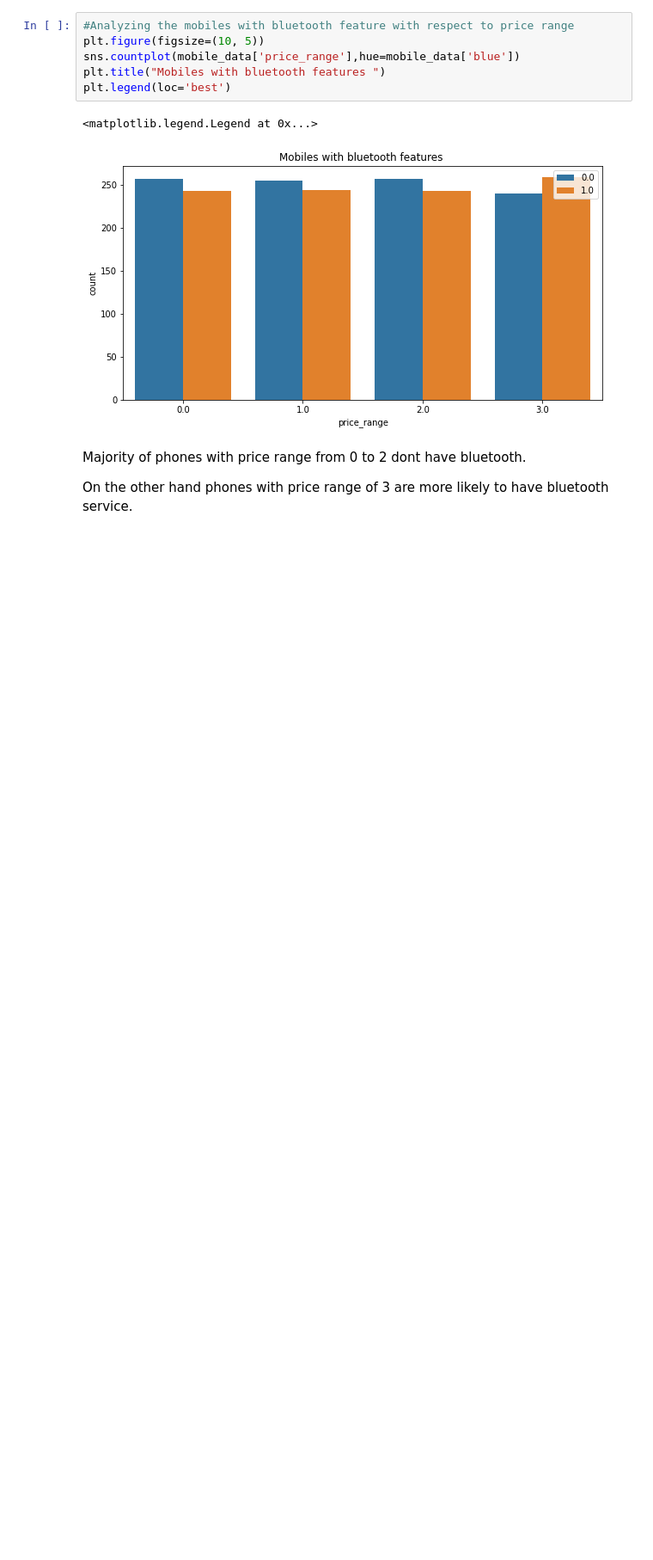
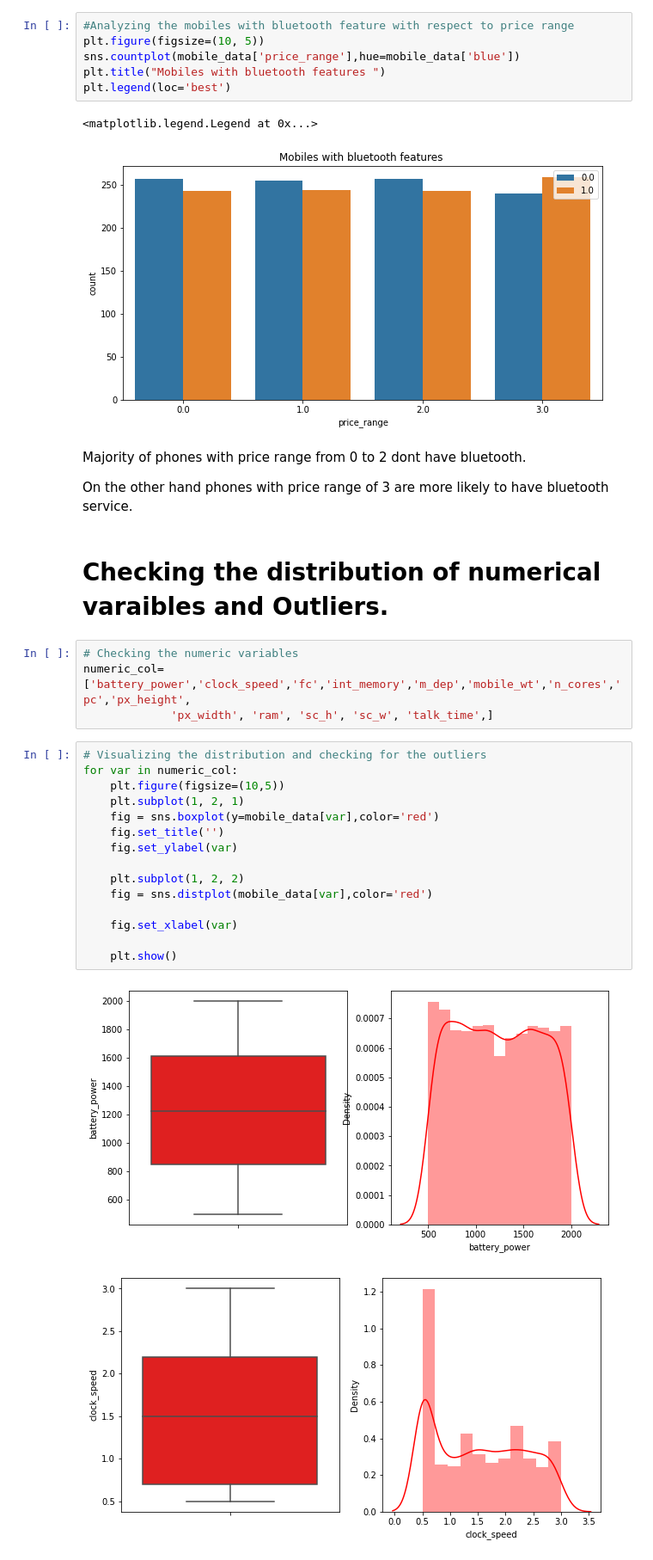
Before and after one commit to alphamale126/Mobile-Price-Range-Prediction, a Jupyter notebook: Mobile_Price_Range_Prediction.ipynb, the cells around one changed output. Shown at 86% size. Drawn from its saved outputs; the diff is of its cells as text; blank space fills up the shorter version.

```diff
--- a/Mobile_Price_Range_Prediction.ipynb
+++ b/Mobile_Price_Range_Prediction.ipynb
@@ -560,3 +560,27 @@ plt.legend(loc='best')
 Majority of phones with price range from 0 to 2 dont have bluetooth.
 
 On the other hand phones with price range of 3 are more likely to have bluetooth service.
+# %% [markdown]
+# **Checking the distribution of numerical varaibles and Outliers.**
+# %%
+# Checking the numeric variables
+numeric_col=['battery_power','clock_speed','fc','int_memory','m_dep','mobile_wt','n_cores','pc','px_height',
+             'px_width', 'ram', 'sc_h', 'sc_w', 'talk_time',]
+# %%
+# Visualizing the distribution and checking for the outliers
+for var in numeric_col:
+    plt.figure(figsize=(10,5))
+    plt.subplot(1, 2, 1)
+    fig = sns.boxplot(y=mobile_data[var],color='red')
+    fig.set_title('')
+    fig.set_ylabel(var)
+
+    plt.subplot(1, 2, 2)
+    fig = sns.distplot(mobile_data[var],color='red')
+
+    fig.set_xlabel(var)
+
+    plt.show()
+# %% [output]
+[figure, added]
+[figure, added]
```
Also changed, not shown: parts of 115 cells of this notebook.
